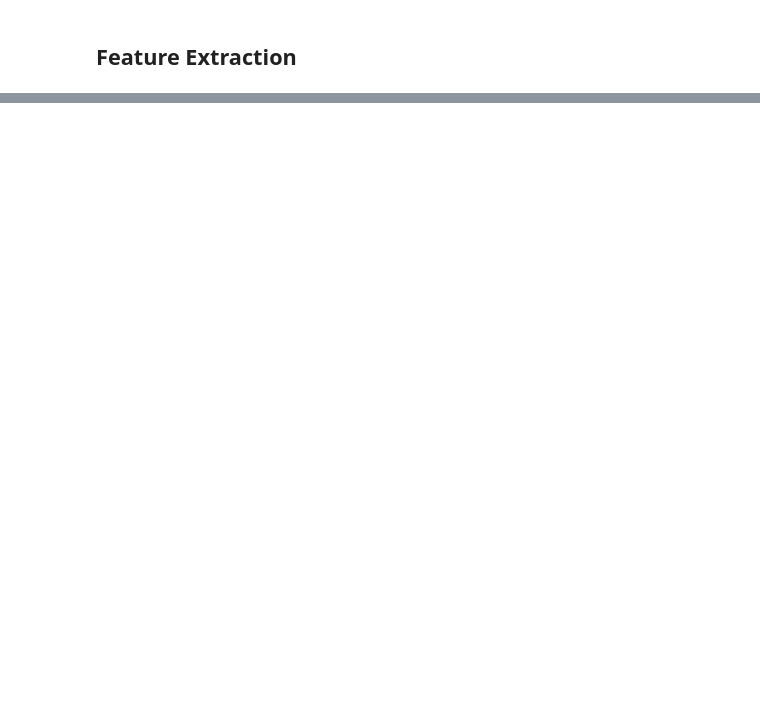
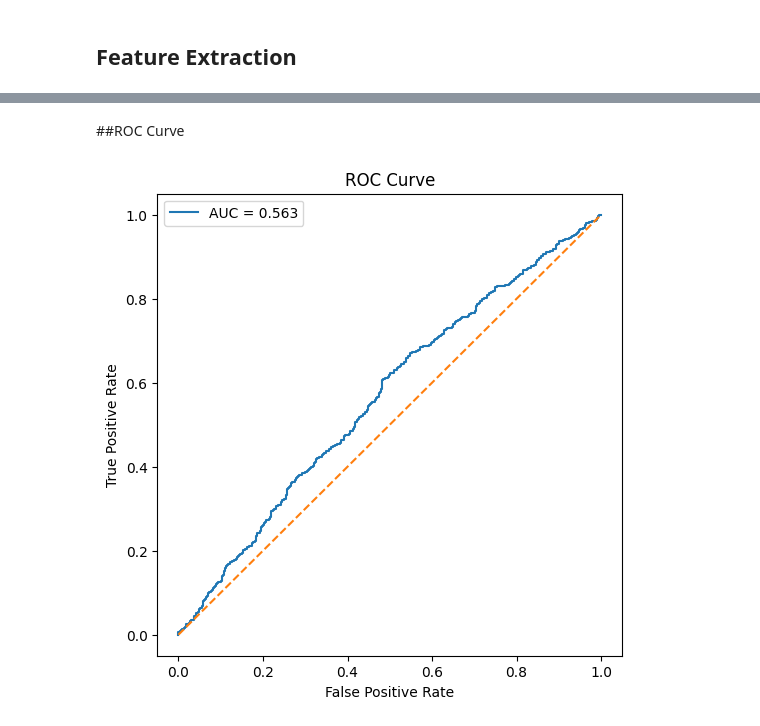
Before and after one commit to UIUC-CS445-DeepFakes/FFT, a Jupyter notebook: FFT_Final.ipynb, the cells around one changed output, grey strips where cells are left out. Saved outputs shown, nothing was run; the diff lists cells and outputs as text; code cells hidden in the pictures; blank space fills up the shorter version.

```diff
--- a/FFT_Final.ipynb
+++ b/FFT_Final.ipynb
@@ -177,0 +339,4 @@ print(f"Fake    {cm[1][0]}     {cm[1][1]}")
+# %%
+X_test_features = build_feature_matrix(
+    X_test_images
+)
@@ -177,0 +371,16 @@ print(f"Fake    {cm[1][0]}     {cm[1][1]}")
+# %%
+start_time = time.time()
+
+model = LogisticRegression(
+    max_iter=1000,
+    solver='lbfgs'
+)
+
+model.fit(
+    X_train_features,
+    y_train
+)
+
+print("Training Runtime:",
+      round((time.time() - start_time)/60, 2),
+      "minutes")
@@ -177,0 +456,35 @@ print(f"Fake    {cm[1][0]}     {cm[1][1]}")
+# %% [markdown]
+##ROC Curve
+# %%
+y_probs = model.predict_proba(
+    X_test_features
+)[:,1]
+
+fpr, tpr, _ = roc_curve(
+    y_test,
+    y_probs
+)
+
+roc_auc = auc(fpr, tpr)
+
+plt.figure(figsize=(6,6))
+
+plt.plot(
+    fpr,
+    tpr,
+    label=f"AUC = {roc_auc:.3f}"
+)
+
+plt.plot([0,1], [0,1], linestyle='--')
+
+plt.xlabel("False Positive Rate")
+
+plt.ylabel("True Positive Rate")
+
+plt.title("ROC Curve")
+
+plt.legend()
+
+plt.show()
+# %% [output]
+[figure, added]
```
Also changed, not shown: parts of 61 cells of this notebook, 1 other file.
